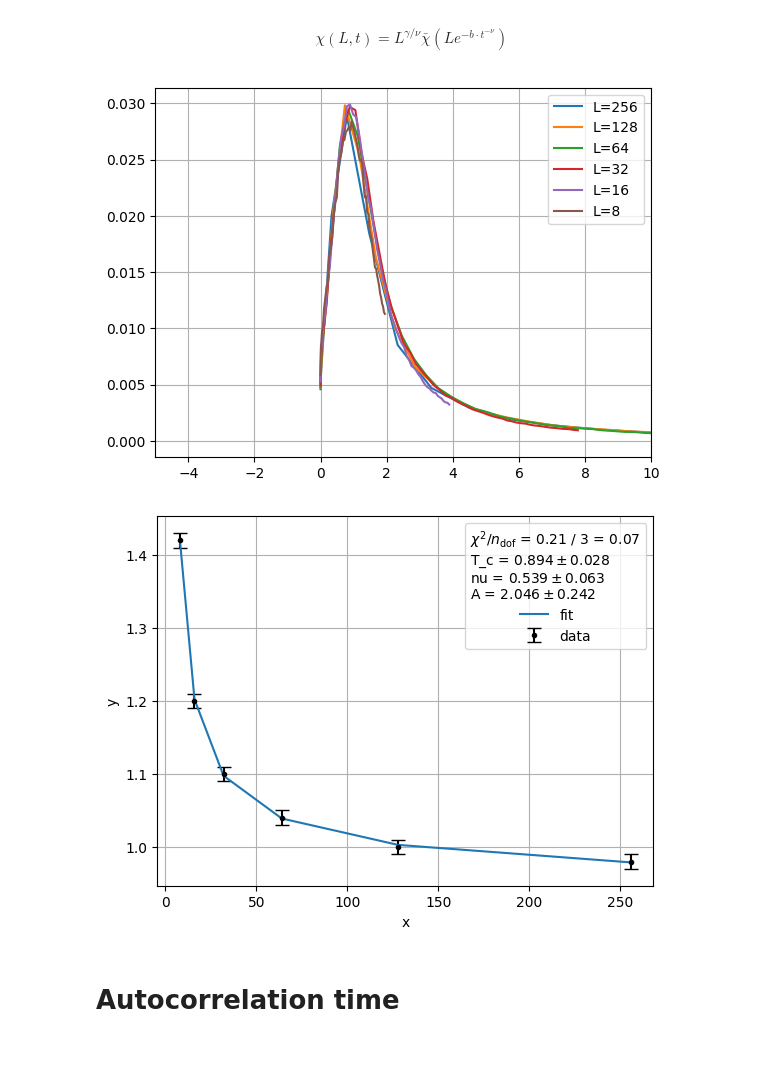
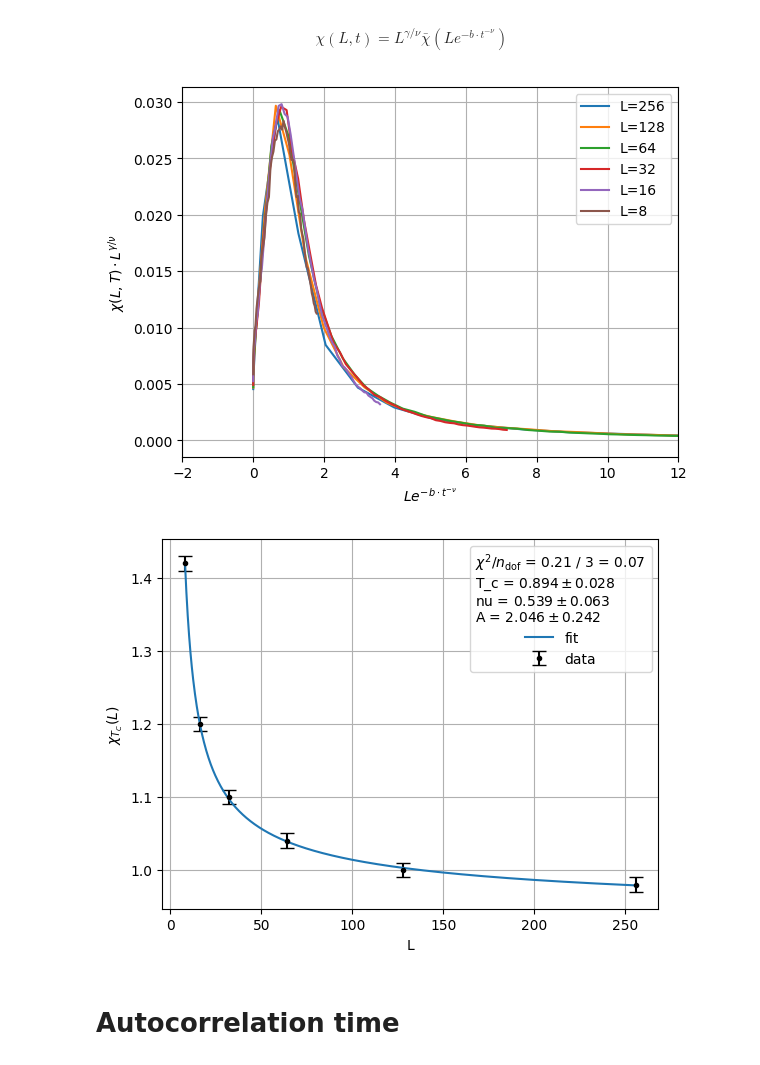
Before and after one commit to Naru-kami/xy-model, a Jupyter notebook: src/plots.ipynb, the cells around one changed output. Saved outputs shown, nothing was run; the diff lists cells and outputs as text; code cells hidden in the pictures.

```diff
--- a/src/plots.ipynb
+++ b/src/plots.ipynb
@@ -114,11 +126,14 @@ plt.tight_layout()
 plt.title("Energy per spin")
 
 for i,e in enumerate(Wolff.E):
-    plt.errorbar(T, e.mean(axis=0), e.std(axis=0), markersize=5, marker=".", linestyle='', capsize=3, label=f"N={gridSizes[i]}")
+    # plt.errorbar(T, e.mean(axis=0), e.std(axis=0), markersize=5, marker=".", linestyle='', capsize=3, label=f"N={gridSizes[i]}")
+    plt.plot(T, e.mean(axis=0), label=f"N={gridSizes[i]}")
+    plt.fill_between(T, e.mean(axis=0) - e.std(axis=0), e.mean(axis=0) + e.std(axis=0), alpha=0.25)
 
 plt.legend()
 plt.xlabel("T")
 plt.ylabel(r"$\langle E \rangle$")
 plt.grid()
+# plt.savefig("../figs/Wolff_E.pdf")
 plt.show()
 # %% [output]
@@ -129,12 +144,15 @@ plt.tight_layout()
 plt.title("Specific heat")
 
 for i, c in enumerate(Wolff.C):
-    plt.errorbar(T, c.mean(axis=0), c.std(axis=0), markersize=5, marker=".", linestyle='', capsize=3, label=f"N={gridSizes[i]}")
+    # plt.errorbar(T, c.mean(axis=0), c.std(axis=0), markersize=5, marker=".", linestyle='', capsize=3, label=f"N={gridSizes[i]}")
+    plt.plot(T, c.mean(axis=0), label=f"N={gridSizes[i]}")
+    plt.fill_between(T, c.mean(axis=0) - c.std(axis=0), c.mean(axis=0) + c.std(axis=0), alpha=0.25)
 
-plt.ylim([0, 2])
+plt.ylim([0.2, 1.8])
 plt.legend()
 plt.xlabel("T")
 plt.ylabel(r"$C_v$")
 plt.grid()
+# plt.savefig("../figs/Wolff_C.pdf")
 plt.show()
 # %% [output]
@@ -145,11 +163,14 @@ plt.tight_layout()
 plt.title("Average magnetization")
 
 for i, m in enumerate(Wolff.M):
-    plt.errorbar(T, m.mean(axis=0), m.std(axis=0), markersize=5, marker=".", linestyle='', capsize=3, label=f"N={gridSizes[i]}")
+    # plt.errorbar(T, m.mean(axis=0), m.std(axis=0), markersize=5, marker=".", linestyle='', capsize=3, label=f"N={gridSizes[i]}")
+    plt.plot(T, m.mean(axis=0), label=f"N={gridSizes[i]}")
+    plt.fill_between(T, m.mean(axis=0) - m.std(axis=0), m.mean(axis=0) + m.std(axis=0), alpha=0.25)
 
 plt.legend()
 plt.xlabel("T")
 plt.ylabel(r"$\langle M \rangle$")
 plt.grid()
+# plt.savefig("../figs/Wolff_M.pdf")
 plt.show()
 # %% [output]
@@ -160,11 +181,14 @@ plt.tight_layout()
 plt.title("Susceptibility")
 
 for i, x in enumerate(Wolff.X):
-    plt.errorbar(T, x.mean(axis=0), x.std(axis=0), markersize=5, marker=".", linestyle='', capsize=3, label=f"N={gridSizes[i]}")
+    # plt.errorbar(T, x.mean(axis=0), x.std(axis=0), markersize=5, marker=".", linestyle='', capsize=3, label=f"N={gridSizes[i]}")
+    plt.plot(T, x.mean(axis=0), label=f"N={gridSizes[i]}")
+    plt.fill_between(T, x.mean(axis=0) - x.std(axis=0), x.mean(axis=0) + x.std(axis=0), alpha=0.25)
 
 plt.legend()
 plt.xlabel("T")
 plt.ylabel(r"$\chi$")
 plt.grid()
+# plt.savefig("../figs/Wolff_X.pdf")
 plt.show()
 # %% [output]
@@ -177,18 +201,23 @@ $$
 $$
 # %%
 # https://arxiv.org/pdf/2109.10960
-Tc = 0.89
-nu = 0.56
-gamma = nu * 1.78
-b = 1.6
+# Values taken from the fit below for Tc and nu
+Tc = 0.894
+nu = 0.539
+# Estimated parameters by eye
+gamma = 0.96
+b = 1.68
 
+# There might be negative values of t unter the n-th root.
 for i, x in enumerate(Wolff.X):
     plt.plot(gridSizes[i]*np.exp(-b * ((T - Tc)/Tc)**(-nu) ), x.mean(axis=0) * gridSizes[i]**(-gamma/nu), label=f"L={gridSizes[i]}")
 
-plt.xlim([-5, 10])
-# plt.ylim([0.015, 0.035])
+plt.xlim([-2, 12])
+plt.xlabel(r"$L e^{-b\cdot t^{-\nu}}$")
+plt.ylabel(r"$\chi (L,T) \cdot L^{\gamma / \nu}$")
 plt.legend()
 plt.grid()
+# plt.savefig("../figs/Data_Collapse_X.pdf")
 plt.show()
 # %% [output]
-[figure, old version]
+[figure, new version]
@@ -196,12 +247,11 @@ plt.show()
 import iminuit
 from iminuit.cost import LeastSquares
 
+# Determine the peaks in the susceptibility
 peaks = [T[np.argmax(Wolff.X[i].mean(axis=0))] for i in range(len(gridSizes))]
 peaks_error = np.full_like(peaks, 0.01) # temperature resolution
 
-# https://arxiv.org/pdf/2312.04468
-# def line(L, T_c, A, b):
-#     return T_c + A/(np.log(b*L)**2)
+# https://arxiv.org/pdf/2109.10960
 def line(L, T_c, nu, A):
     return T_c + A/(np.log(L)**(1/nu))
 
@@ -210,8 +260,10 @@ m = iminuit.Minuit(least_squares, T_c = 1, nu = 1, A = 1)
 m.migrad()
 m.hesse()
 
+
 plt.errorbar(gridSizes, peaks, peaks_error, fmt="ok", capsize=5, markersize=3, label="data")
-plt.plot(gridSizes, line(gridSizes, *m.values), label="fit")
+l = np.linspace(gridSizes.min(), gridSizes.max(), 1000)
+plt.plot(l, line(l, *m.values), label="fit")
 
 # display legend with some fit info
 fit_info = [
@@ -221,12 +273,13 @@ for p, v, e in zip(m.parameters, m.values, m.errors):
     fit_info.append(f"{p} = ${v:.3f} \\pm {e:.3f}$")
 
 plt.legend(title="\n".join(fit_info))
-plt.xlabel("x")
-plt.ylabel("y")
+plt.xlabel("L")
+plt.ylabel(r"$\chi_{T_C} (L)$")
 plt.grid()
+plt.savefig("../figs/TC_fit.pdf")
 plt.show()
 # %% [output]
-[figure, old version]
+[figure, new version]
 # %% [markdown]
 # Autocorrelation time
 # %%
```
Also changed, not shown: parts of 13 cells of this notebook, 20 other files.
